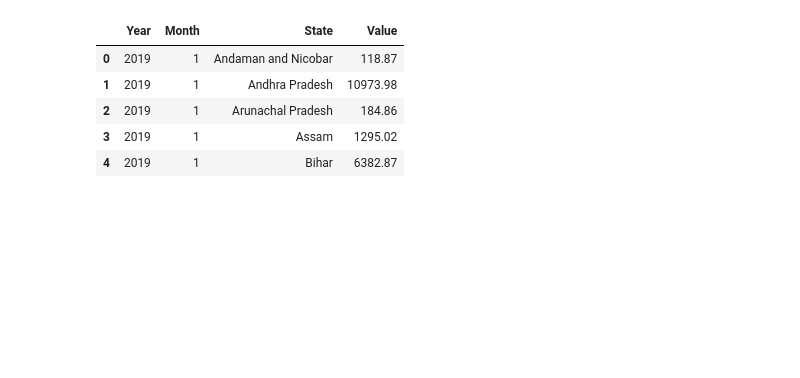
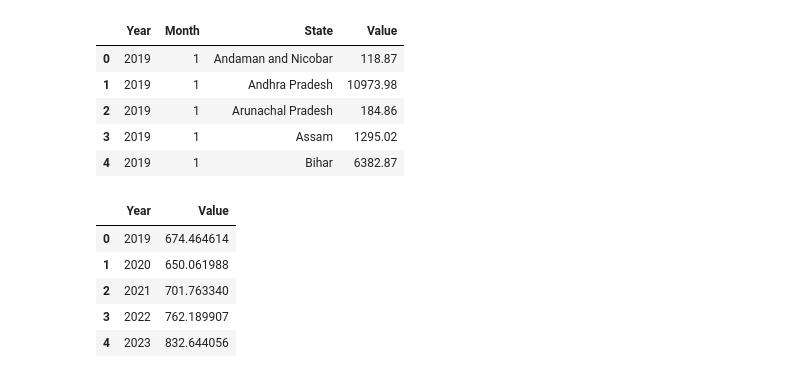
Before and after one commit to bodh1507/Energy-Demand-Forecasting, a Jupyter notebook: data_preprocessing.ipynb, the cells around one changed output. Cells and saved outputs as stored; diff of their text form; code cells hidden in the pictures; blank space fills up the shorter version.

```diff
--- a/data_preprocessing.ipynb
+++ b/data_preprocessing.ipynb
@@ -175,3 +175,13 @@ display(df1_electricity_generation_monthly_state.head())
 | 2 | 2019 | 1 | Arunachal Pradesh | 184.86 |
 | 3 | 2019 | 1 | Assam | 1295.02 |
 | 4 | 2019 | 1 | Bihar | 6382.87 |
+# %%
+df1_electricity_generation_yearly = df1_electricity_generation.groupby(['Year'])['Value'].mean().reset_index()
+display(df1_electricity_generation_yearly.head())
+# %% [output]
+|  | Year | Value |
+| 0 | 2019 | 674.464614 |
+| 1 | 2020 | 650.061988 |
+| 2 | 2021 | 701.763340 |
+| 3 | 2022 | 762.189907 |
+| 4 | 2023 | 832.644056 |
```
Also changed, not shown: parts of 5 cells of this notebook.
